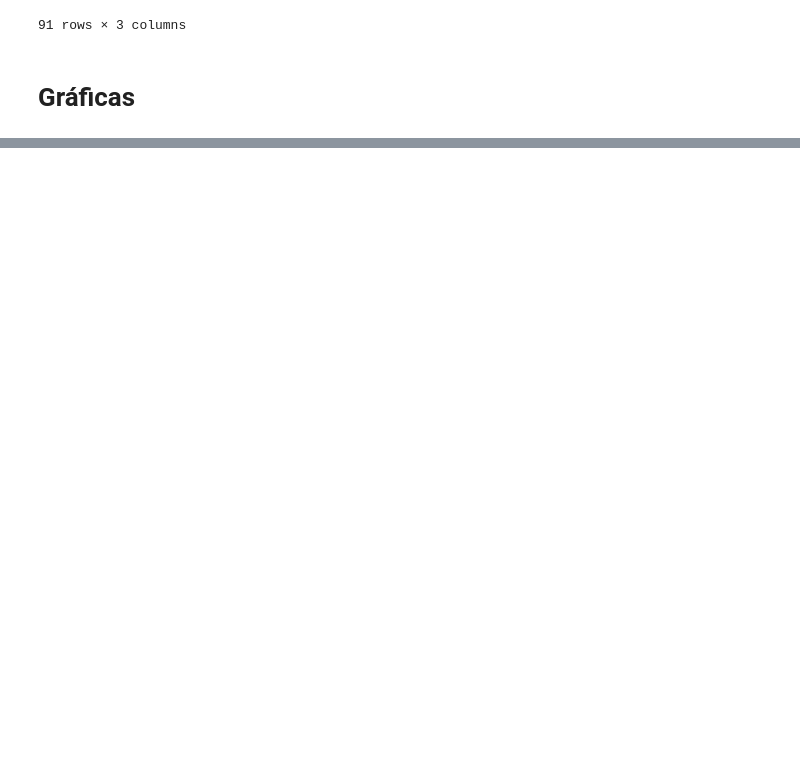
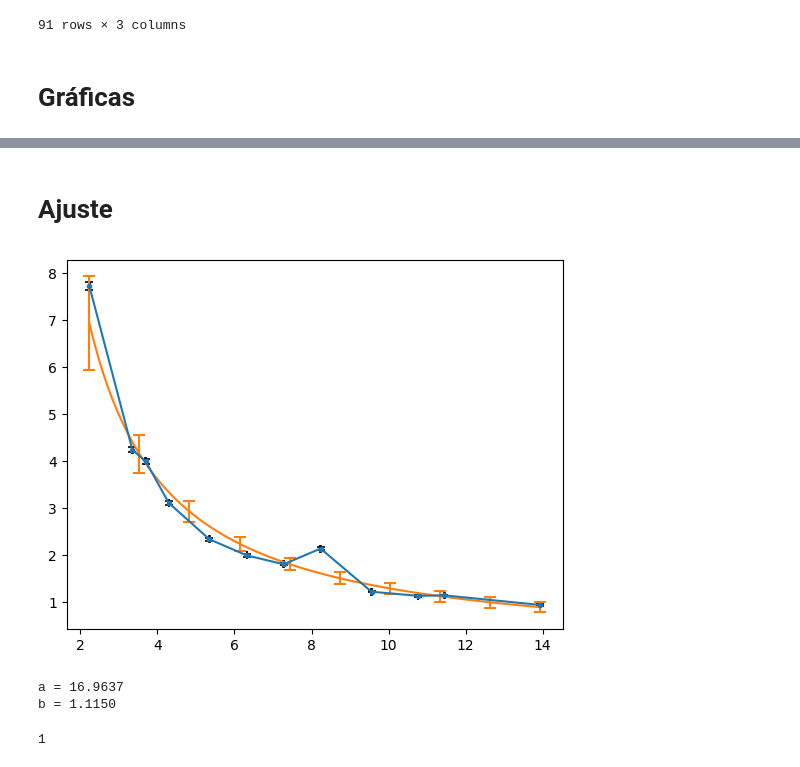
Before and after one commit to JesusBVR/LabElectronica2026, a Jupyter notebook: P5/analisis.ipynb, the cells around one changed output, grey strips where cells are left out. Cells and saved outputs as stored; diff of their text form; code cells hidden in the pictures; blank space fills up the shorter version.

Commit message:
se añadio ajuste lineal

```diff
--- a/P5/analisis.ipynb
+++ b/P5/analisis.ipynb
@@ -75,0 +114,72 @@ plt.show()
+# %% [markdown]
+# Ajuste
+# %%
+import pandas as pd
+import numpy as np
+import matplotlib.pyplot as plt
+from scipy.optimize import curve_fit
+
+def modelo(m, b, x):
+    return b - (m * x)
+
+data = pd.read_csv('.\\datos\\datos_promedio.csv', sep=',')
+data.sort_values(by='Masa [g]', inplace=True)
+data.query('`Masa [g]` > 191.74725', inplace=True)
+
+masa = data['Masa [g]'].to_numpy()
+fuerza = masa * 9.81 / 1000.0
+log_fuerza = np.log(fuerza)
+resistencia = data['Resistencia FSR [kOhm]'].to_numpy()
+log_resistencia = np.log(resistencia)
+
+voltaje = data['Voltaje FSR [V]'].to_numpy()
+u_V = (5.0 / 1023.0) / np.sqrt(12)
+u_Rref = 0.1 / np.sqrt(3)
+
+dR_dV = -50.0 / (voltaje**2)
+dR_dRref = (5.0 / voltaje) - 1.0
+
+u_R = np.sqrt((dR_dRref * u_Rref)**2 + (dR_dV * u_V)**2)
+U_R = 2.0 * u_R
+U_F = 2.0 * 9.81 * (0.001 / np.sqrt(12))
+
+semilla = [np.log(1), 0.7]
+
+
+potp, pcov = curve_fit(modelo, log_fuerza, log_resistencia, semilla, sigma=u_R / resistencia, absolute_sigma=False)
+
+m, b = potp
+a = np.exp(m)
+
+
+f_fit = np.linspace(fuerza.min(), fuerza.max(), 100)
+r_fit = a / (f_fit**b)
+
+
+f_pts = np.linspace(fuerza.min(), fuerza.max(), 10)
+log_f_pts = np.log(f_pts)
+r_pts = a / (f_pts**b)
+var_log_r_pts = pcov[0, 0] + (log_f_pts**2) * pcov[1, 1] - 2 * log_f_pts * pcov[0, 1]
+U_r_pts = 2.0 * r_pts * np.sqrt(var_log_r_pts)
+
+
+plt.errorbar(fuerza, resistencia, xerr=U_F, yerr=U_R, fmt='o-', color='tab:blue', ecolor='black', elinewidth=1.2, capsize=3, capthick=1.2, markersize=3)
+
+plt.plot(f_fit, r_fit, color='tab:orange')
+plt.errorbar(f_pts, r_pts, yerr=U_r_pts, fmt='none', ecolor='tab:orange', elinewidth=1.5, capsize=4, capthick=1.5)
+
+plt.show()
+
+print(f"a = {a:.4f}")
+print(f"b = {b:.4f}")
+# %% [output]
+[figure, added]
+a = 16.9637
+b = 1.1150
+# %%
+import numpy as np
+
+a = np.abs(1)
+print(a)
+# %% [output]
+1
```
Also changed, not shown: parts of 2 cells of this notebook.
